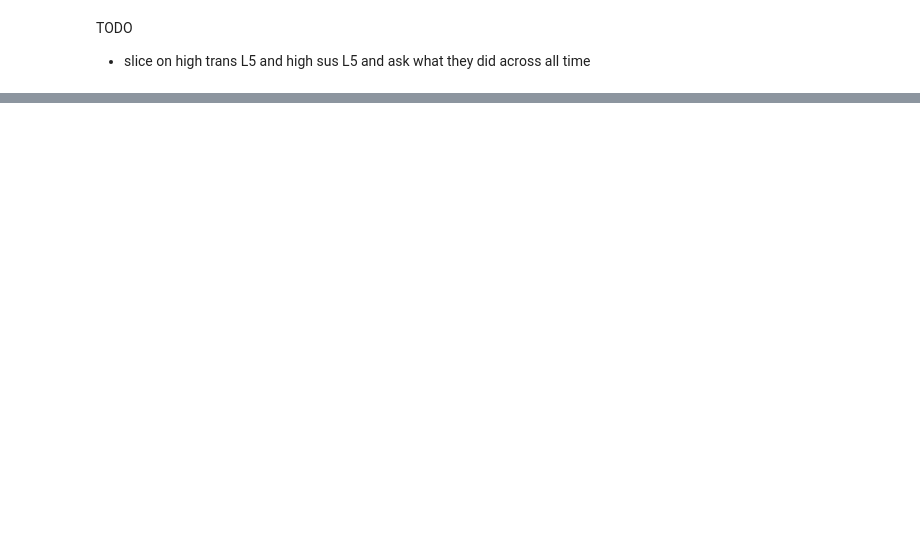
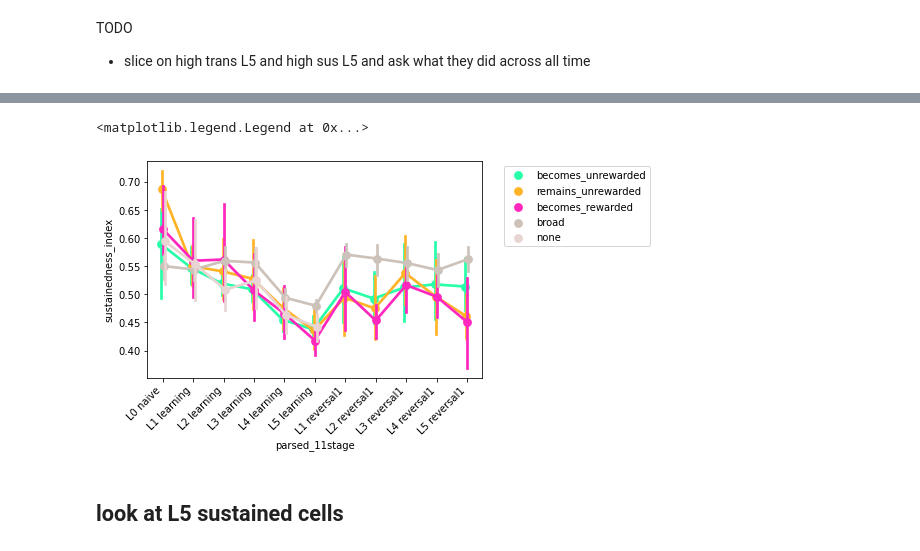
Before and after one commit to klmcguir/cascade, a Jupyter notebook: jupyter notebooks/core/DACprep 2 - Sustainedness over time.ipynb, the cells around one changed output, grey strips where cells are left out. Cells and saved outputs as stored; diff of their text form; code cells hidden in the pictures; blank space fills up the shorter version.

```diff
--- a/jupyter notebooks/core/DACprep 2 - Sustainedness over time.ipynb
+++ b/jupyter notebooks/core/DACprep 2 - Sustainedness over time.ipynb
@@ -176,3 +241,12 @@ TODO
+# %%
+sns.pointplot(data=sus_df_all.reset_index(), x='parsed_11stage', y='sustainedness_index', hue='mm_type', dodge=True, palette=cas.lookups.color_dict)
+plt.xticks(rotation=45, ha='right');
+plt.legend(loc=2, bbox_to_anchor=(1.05, 1.0))
+# %% [output]
+<matplotlib.legend.Legend at 0x...>
+[figure, added]
+# %% [markdown]
+## look at L5 sustained cells
 # %%
 # make a df of average sustainedness accounting for cue
 stages = cas.lookups.staging['parsed_11stage']
```
Also changed, not shown: parts of 18 cells of this notebook, 11 other files.
